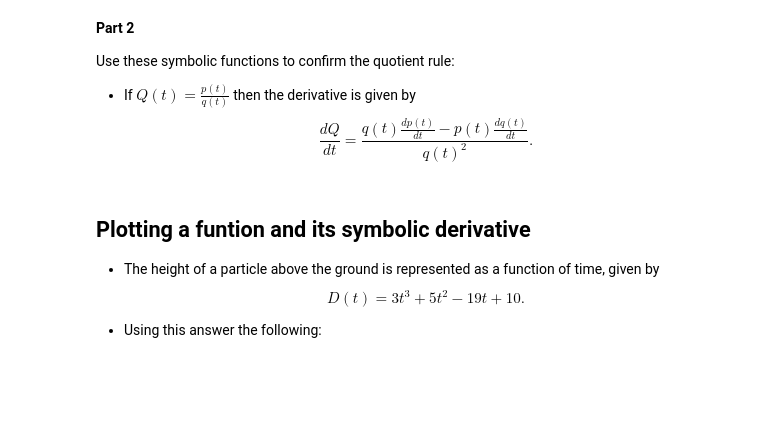
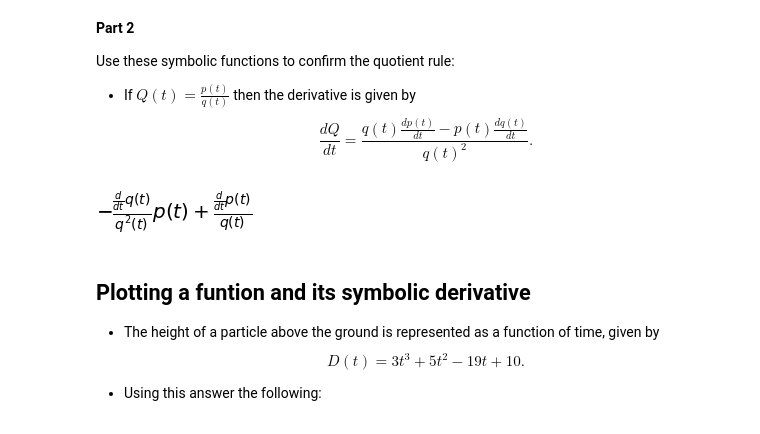
Before and after one commit to tlyonsWIT/Applied-Calculus, a Jupyter notebook: Applied Calculus 2021 - Python Workbook 4.ipynb, the cells around one changed output. Saved outputs shown, nothing was run; the diff lists cells and outputs as text; code cells hidden in the pictures; blank space fills up the shorter version.

```diff
--- a/Applied Calculus 2021 - Python Workbook 4.ipynb
+++ b/Applied Calculus 2021 - Python Workbook 4.ipynb
@@ -183,6 +193,9 @@ diff(Y,x)
 
 __Part 1__
 Create symbolic functions to representing $p(t)$ and $q(t)$, and display these.
+# %%
+p = Function('p')    # define the two functions u and v
+q = Function('q')
 # %% [markdown]
 __Part 2__
 
@@ -192,6 +205,10 @@ Use these symbolic functions to confirm the quotient rule:
 $$
 \frac{dQ}{dt}=\frac{q(t)\frac{dp(t)}{dt}-p(t)\frac{dq(t)}{dt}}{q(t)^2}.
 $$
+# %%
+diff(p(t)/q(t),t)
+# %% [output]
+[figure, added]
 # %% [markdown]
 ## Plotting a funtion and its symbolic derivative
 
```
Also changed, not shown: parts of 7 cells of this notebook.
